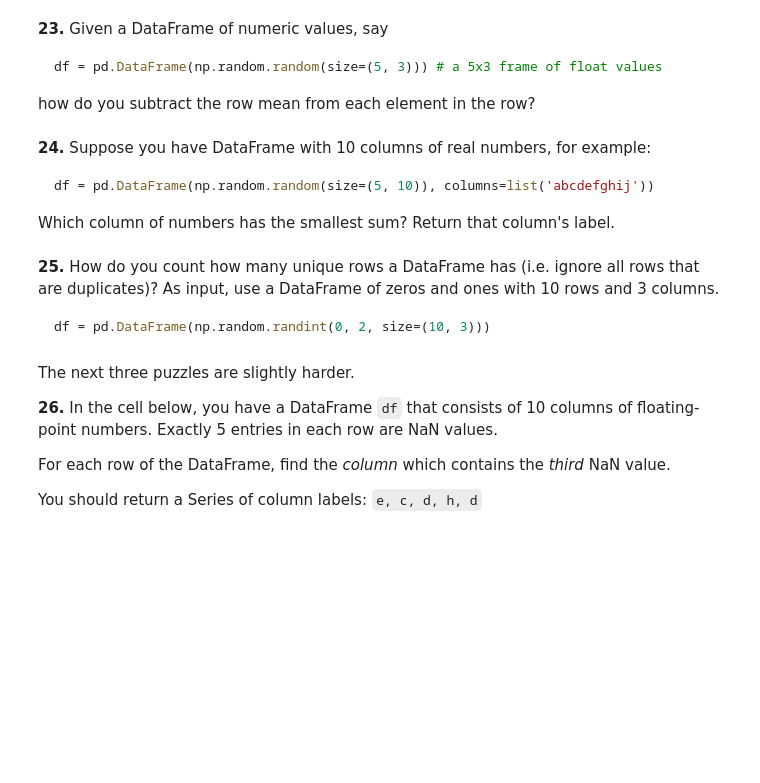
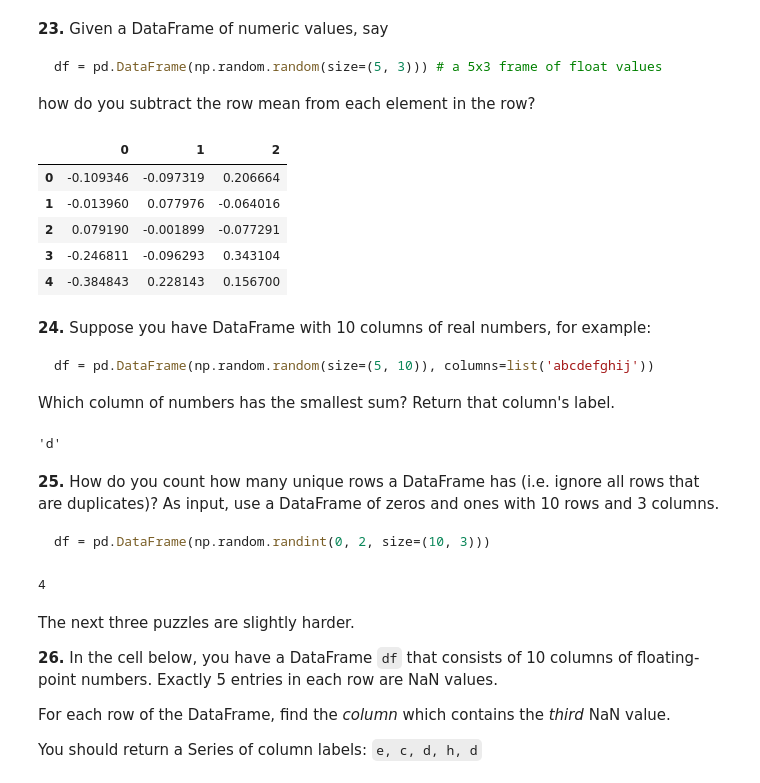
Before and after one commit to vishalgupta-git/100-pandas-puzzles, a Jupyter notebook: 100-pandas-puzzles.ipynb, the cells around one changed output. Drawn from its saved outputs; the diff is of its cells as text; code cells hidden in the pictures; blank space fills up the shorter version.

````diff
--- a/100-pandas-puzzles.ipynb
+++ b/100-pandas-puzzles.ipynb
@@ -342,6 +347,18 @@ df = pd.DataFrame(np.random.random(size=(5, 3))) # a 5x3 frame of float values
 ```
 
 how do you subtract the row mean from each element in the row?
+# %%
+df = pd.DataFrame(np.random.random(size=(5, 3)))
+
+
+df.sub(df.mean(axis=1),axis=0)
+# %% [output]
+|  | 0 | 1 | 2 |
+| 0 | -0.109346 | -0.097319 | 0.206664 |
+| 1 | -0.013960 | 0.077976 | -0.064016 |
+| 2 | 0.079190 | -0.001899 | -0.077291 |
+| 3 | -0.246811 | -0.096293 | 0.343104 |
+| 4 | -0.384843 | 0.228143 | 0.156700 |
 # %% [markdown]
 **24.** Suppose you have DataFrame with 10 columns of real numbers, for example:
 
@@ -349,12 +366,26 @@ how do you subtract the row mean from each element in the row?
 df = pd.DataFrame(np.random.random(size=(5, 10)), columns=list('abcdefghij'))
 ```
 Which column of numbers has the smallest sum?  Return that column's label.
+# %%
+df = pd.DataFrame(np.random.random(size=(5, 10)), columns=list('abcdefghij'))
+
+#another way but little bigger
+df.sum().sort_values(ascending=False).head(1)
+
+df.sum().idxmax()
+# %% [output]
+'d'
 # %% [markdown]
 **25.** How do you count how many unique rows a DataFrame has (i.e. ignore all rows that are duplicates)? As input, use a DataFrame of zeros and ones with 10 rows and 3 columns.
 
 ```python
 df = pd.DataFrame(np.random.randint(0, 2, size=(10, 3)))
 ```
+# %%
+df = pd.DataFrame(np.random.randint(0, 2, size=(10, 3)))
+len(df.drop_duplicates(keep=False))
+# %% [output]
+4
 # %% [markdown]
 The next three puzzles are slightly harder.
 
````
Also changed, not shown: parts of 7 cells of this notebook.
